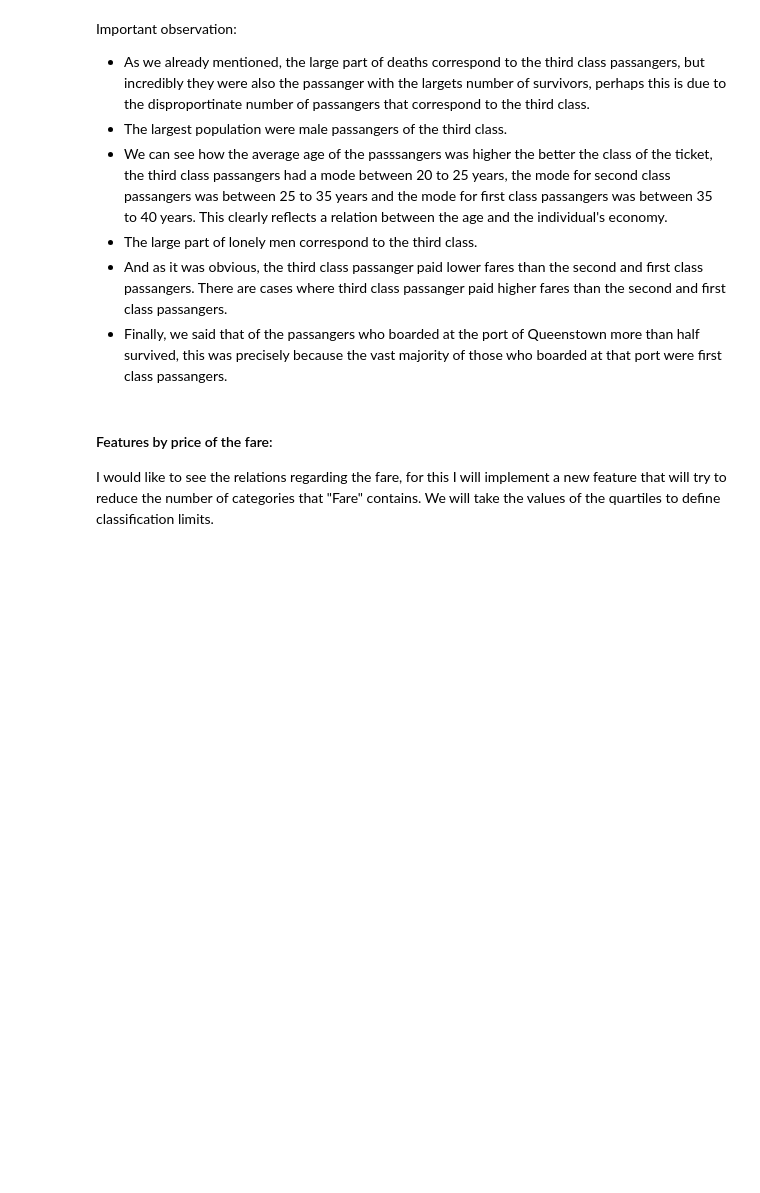
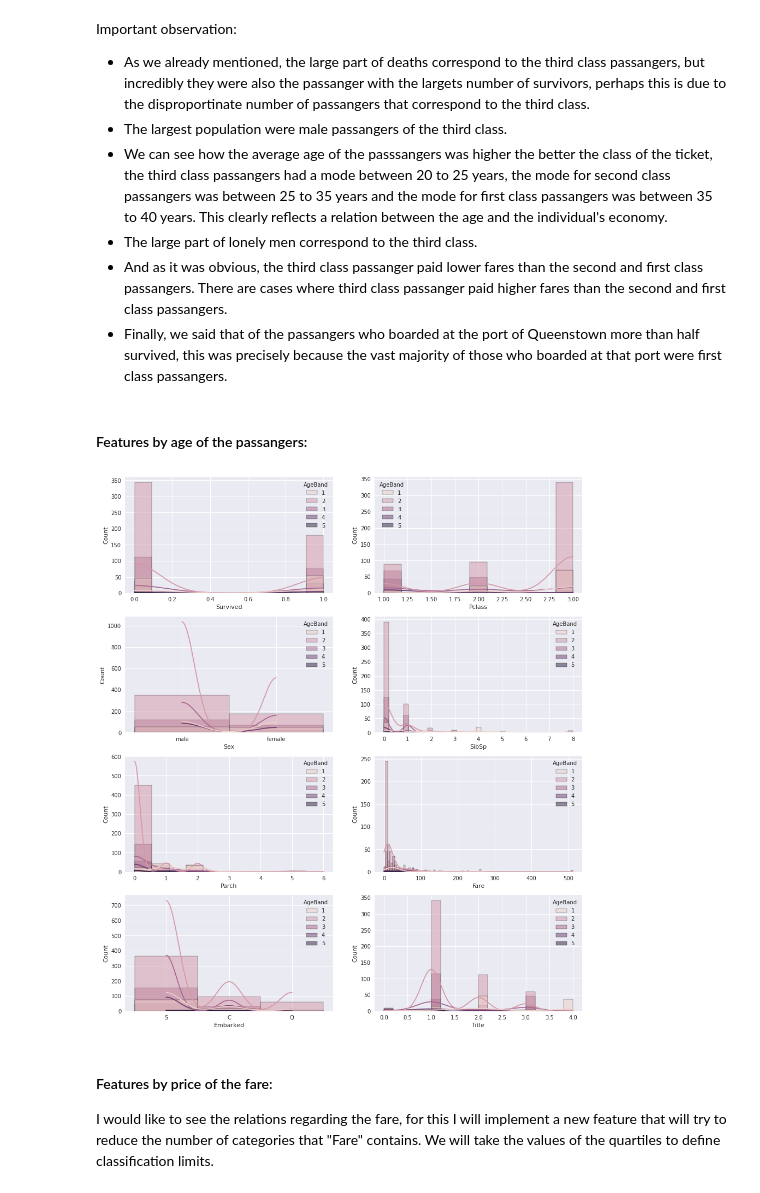
Before and after one commit to aletbm/Kaggle_Titanic-Analysis_with_ML, a Jupyter notebook: titanic-analisys-with-ml.ipynb, the cells around one changed output. Drawn from its saved outputs; the diff is of its cells as text; code cells hidden in the pictures; blank space fills up the shorter version.

```diff
--- a/titanic-analisys-with-ml.ipynb
+++ b/titanic-analisys-with-ml.ipynb
@@ -517,3 +520,5 @@ Important observation:
 + The large part of lonely men correspond to the third class.
 + And as it was obvious, the third class passanger paid lower fares than the second and first class passangers. There are cases where third class passanger paid higher fares than the second and first class passangers.
 + Finally, we said that of the passangers who boarded at the port of Queenstown more than half survived, this was precisely because the vast majority of those who boarded at that port were first class passangers.
+# %% [markdown]
+#### Features by age of the passangers:
@@ -520,3 +533,13 @@ Important observation:
+# %%
+fig,axs = plt.subplots(4,2, figsize = (15,18))
+i=1
+for feature in dataset[0].columns:
+    if feature not in ["PassengerId", "Name", "Ticket", "Cabin", "FareGroup", "Age", "AgeBand"]:
+        plt.subplot(4,2,i)
+        sns.histplot(data=dataset[0], x=feature, kde=True, hue='AgeBand')
+        i+=1
+# %% [output]
+[figure, added]
 # %% [markdown]
 #### Features by price of the fare:
 I would like to see the relations regarding the fare, for this I will implement a new feature that will try to reduce the number of categories that "Fare" contains. We will take the values of the quartiles to define classification limits.
```
Also changed, not shown: parts of 31 cells of this notebook.
